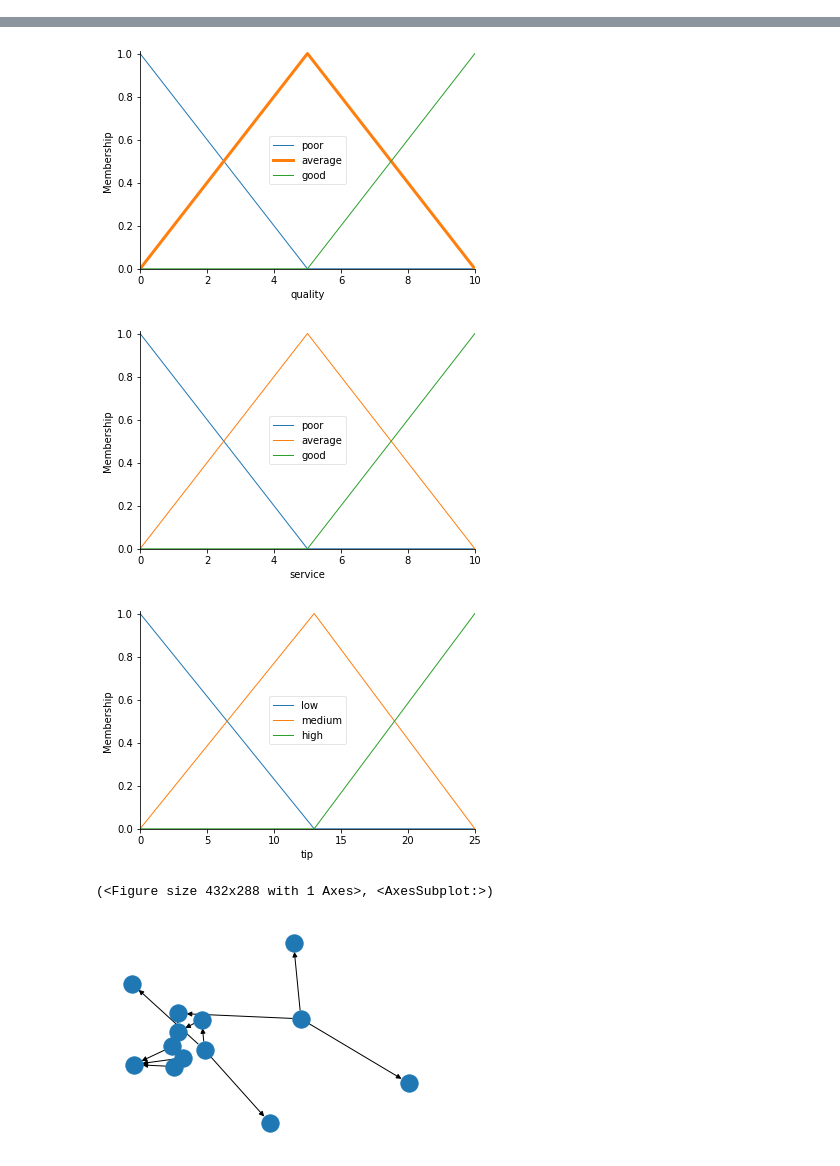
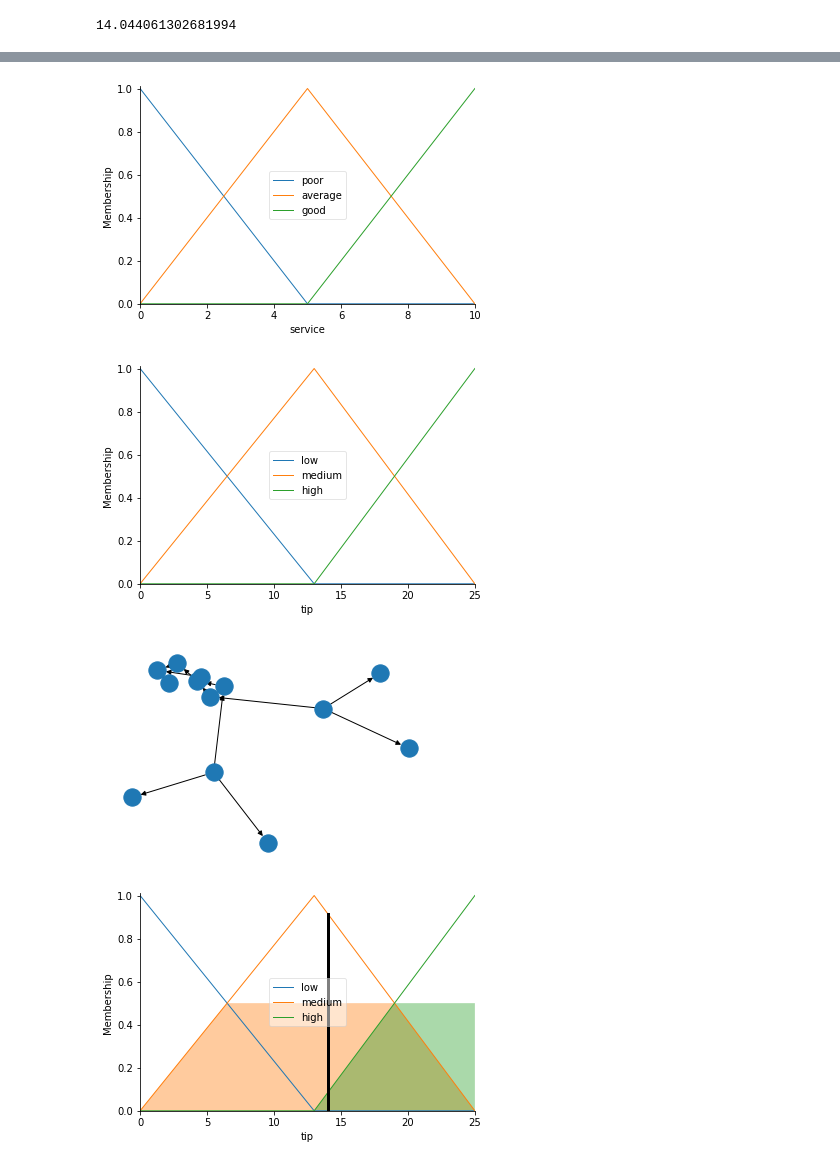
Before and after one commit to armmeyou063/automation, a Jupyter notebook: CPE4410.ipynb, the cells around one changed output, grey strips where cells are left out. Cells and saved outputs as stored; diff of their text form; code cells hidden in the pictures.

```diff
--- a/CPE4410.ipynb
+++ b/CPE4410.ipynb
@@ -18,3 +150,25 @@ service.automf(3)
 tip['low'] = fuzz.trimf(tip.universe, [0, 0, 13])
 tip['medium'] = fuzz.trimf(tip.universe, [0, 13, 25])
 tip['high'] = fuzz.trimf(tip.universe, [13, 25, 25])
+# You can see how these look with .view()
+quality['average'].view()
+service.view()
+tip.view()
+rule1 = ctrl.Rule(quality['poor'] | service['poor'], tip['low'])
+rule2 = ctrl.Rule(service['average'], tip['medium'])
+rule3 = ctrl.Rule(service['good'] | quality['good'], tip['high'])
+
+rule1.view()
+tipping_ctrl = ctrl.ControlSystem([rule1, rule2, rule3])
+tipping = ctrl.ControlSystemSimulation(tipping_ctrl)
+# Pass inputs to the ControlSystem using Antecedent labels with Pythonic API
+# Note: if you like passing many inputs all at once, use .inputs(dict_of_data)
+tipping.input['quality'] = 5.9
+tipping.input['service'] = 7.5
+
+# Crunch the numbers
+tipping.compute()
+print(tipping.output['tip'])
+tip.view(sim=tipping)
+# %% [output]
+14.044061302681994
@@ -21,21 +176,4 @@ tip['high'] = fuzz.trimf(tip.universe, [13, 25, 25])
+[figure, added]
+[figure, added]
+[figure, added]
+[figure, added]
-# %%
-quality['average'].view()
-# %% [output]
-[figure, removed]
-# %%
-service.view()
-# %% [output]
-[figure, removed]
-# %%
-tip.view()
-# %% [output]
-[figure, removed]
-# %%
-rule1 = ctrl.Rule(quality['poor'] | service['poor'], tip['low'])
-rule2 = ctrl.Rule(service['average'], tip['medium'])
-rule3 = ctrl.Rule(service['good'] | quality['good'], tip['high'])
-
-rule1.view()
-# %% [output]
-(<Figure size 432x288 with 1 Axes>, <AxesSubplot:>)
-[figure, removed]
```
Also changed, not shown: parts of 6 cells of this notebook.
